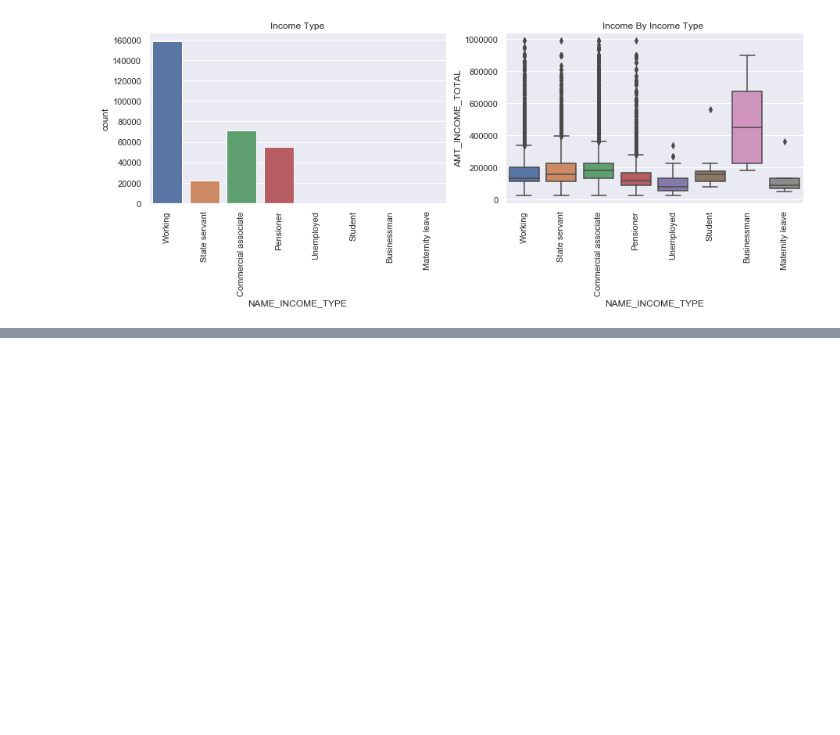
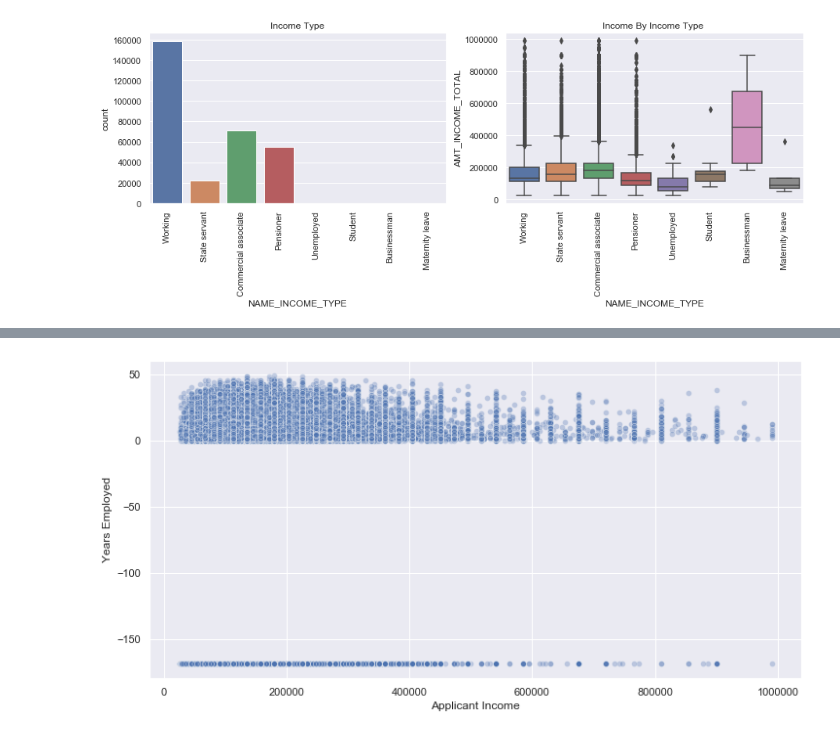
Before and after one commit to KatieA88/CreditScorecard, a Jupyter notebook: CreditScorecard EDA.ipynb, the cells around one changed output, grey strips where cells are left out. Saved outputs shown, nothing was run; the diff lists cells and outputs as text; code cells hidden in the pictures; blank space fills up the shorter version.

```diff
--- a/CreditScorecard EDA.ipynb
+++ b/CreditScorecard EDA.ipynb
@@ -147,0 +192,12 @@ plt.show()
+# %%
+app_train['YEARS_EMPLOYED']=pd.to_timedelta(abs(app_train['DAYS_EMPLOYED']), unit = 'days')
+app_train['YEARS_EMPLOYED']= round((app_train['YEARS_EMPLOYED']/np.timedelta64(1,'Y')))
+app_train.drop('DAYS_EMPLOYED',axis=1,inplace=True)
+# %%
+plt.figure(figsize=(12,6))
+sns.scatterplot(x='AMT_INCOME_TOTAL', y='YEARS_EMPLOYED', data=app_train,alpha=0.3)
+plt.xlabel('Applicant Income')
+plt.ylabel('Years Employed')
+plt.show()
+# %% [output]
+[figure, added]
```
Also changed, not shown: parts of 10 cells of this notebook.
